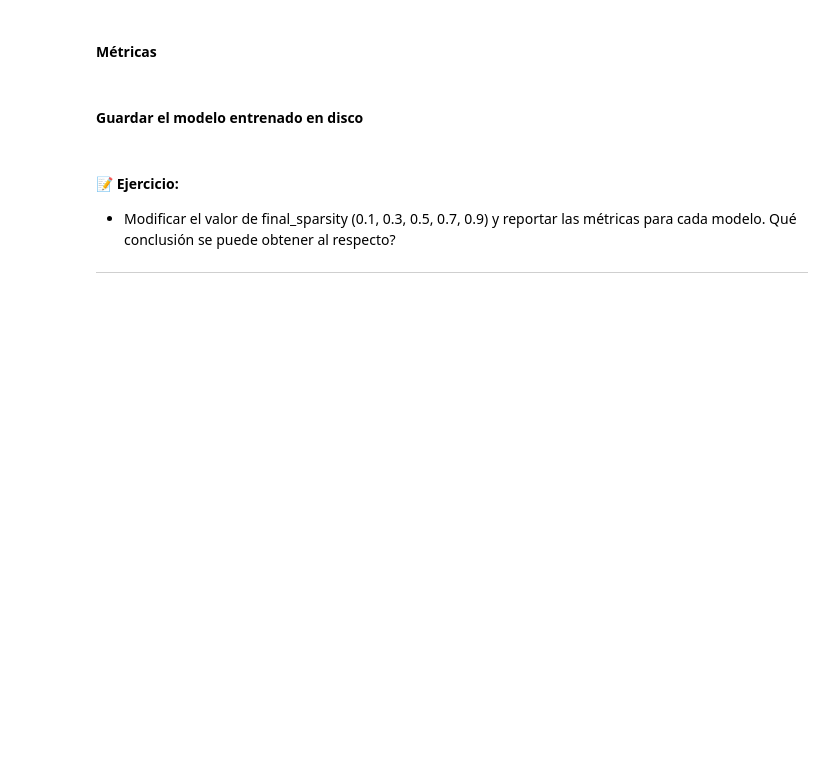
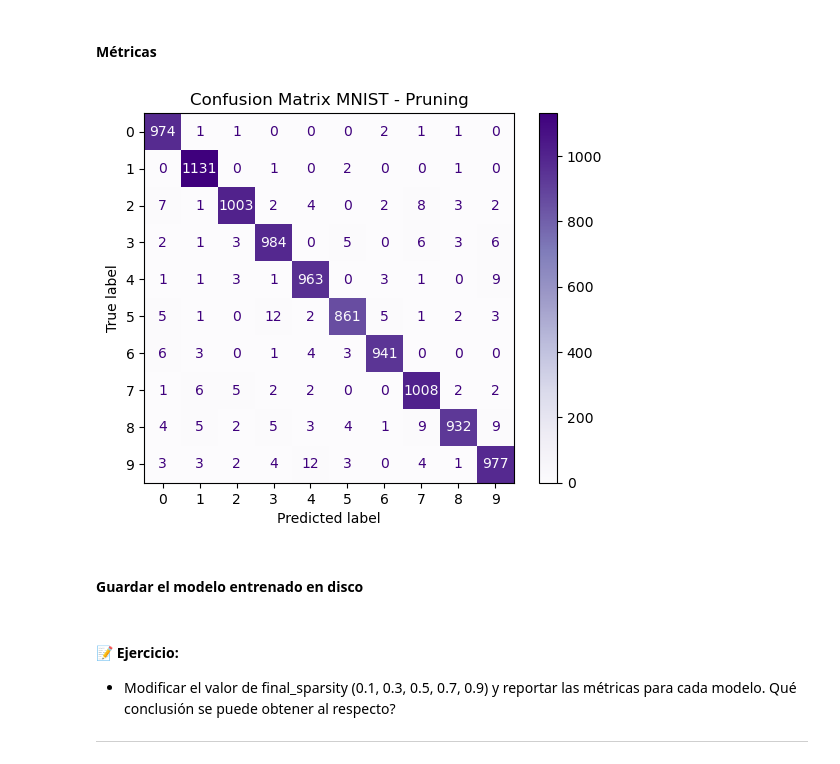
Before and after one commit to dgayet/training-ML-FPGA-MarDelPlata-Argentina2025, a Jupyter notebook: labs/lab02/02-MLCompression.ipynb, the cells around one changed output. Drawn from its saved outputs; the diff is of its cells as text; code cells hidden in the pictures; blank space fills up the shorter version.

```diff
--- a/labs/lab02/02-MLCompression.ipynb
+++ b/labs/lab02/02-MLCompression.ipynb
@@ -189,17 +178,19 @@ plt.show()
 # %% [markdown]
 #### Métricas
 # %%
-y_pred_probs = model.predict(x_test_norm)
+y_pred_probs = modelP.predict(x_test_norm)
 y_pred = np.argmax(y_pred_probs, axis=1)
 
 # Since y_test is one-hot encoded, you need to convert it back to class indices
 y_true = np.argmax(y_test, axis=1)  # Convert one-hot encoded labels to class indices
 
 cm = confusion_matrix(y_true, y_pred)
 disp = ConfusionMatrixDisplay(confusion_matrix=cm)
 disp.plot(cmap="Purples")
 plt.title('Confusion Matrix MNIST - Pruning')
 plt.show()
+# %% [output]
+[figure, added]
 # %% [markdown]
 #### Guardar el modelo entrenado en disco
 # %%
```
Also changed, not shown: parts of 17 cells of this notebook.
